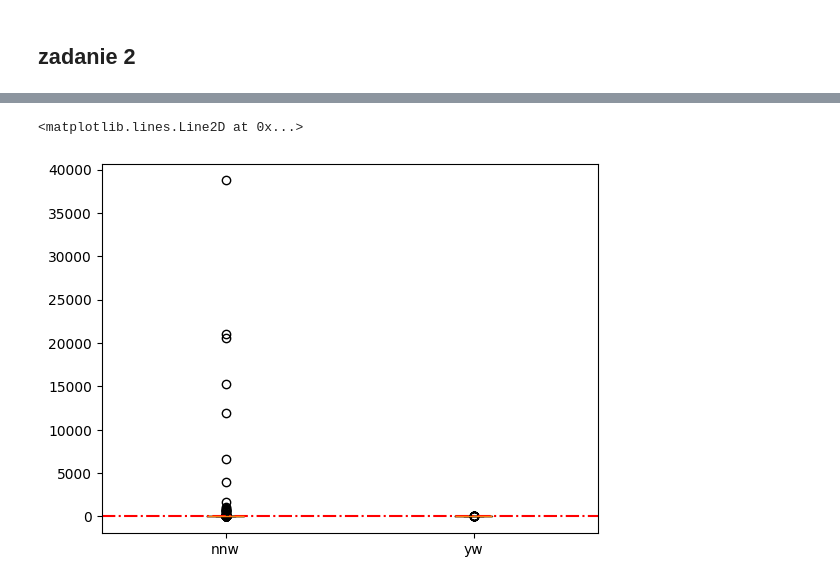
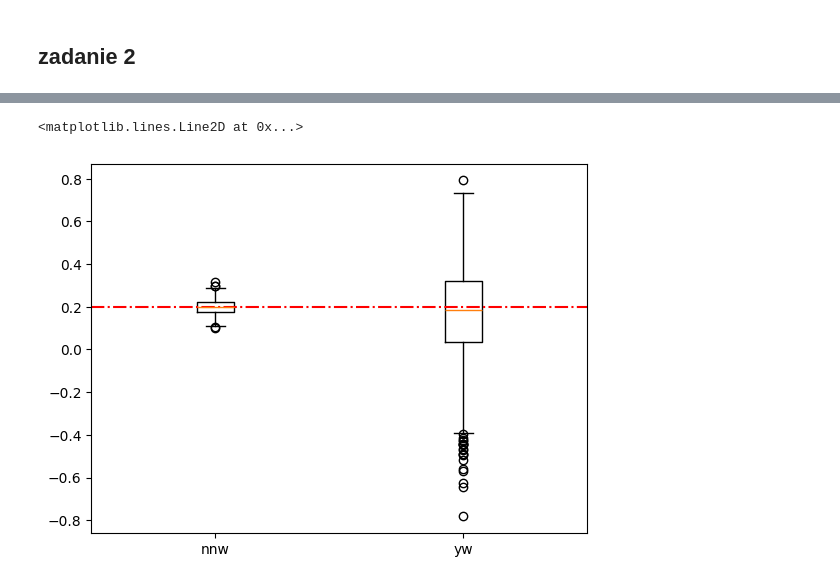
Before and after one commit to MariaNowacka/kaszcz, a Jupyter notebook: lista7_kaszcz.ipynb, the cells around one changed output, grey strips where cells are left out. Drawn from its saved outputs; the diff is of its cells as text; code cells hidden in the pictures.

```diff
--- a/lista7_kaszcz.ipynb
+++ b/lista7_kaszcz.ipynb
@@ -43,12 +37,17 @@ sigma = 1
 n = 1000
 X = ar2(n, phi, sigma)
 # %%
-def gamma1(X, gamma):
+def phi1_hat(X, gamma):
     return (gamma(X, 0)*gamma(X, 1) - gamma(X, 1)*gamma(X,2)) / (gamma(X,0)**2 - gamma(X,1)**2)
+def phi2_hat(X, gamma):
+    return (gamma(X, 0)*gamma(X, 2) - gamma(X, 1)**2) / (gamma(X,0)**2 - gamma(X,1)**2)
 # %%
-estymatory = []
+phi_1 = []
+phi_2 = []
 for i in range(1000):
     X = ar2(n, phi, sigma)
-    est = gamma1(X, sampleACVF)
-    estymatory.append(est)
+    est = phi1_hat(X, sampleACVF)
+    ast = phi2_hat(X, sampleACVF)
+    phi_1.append(est)
+    phi_2.append(ast)
 # %%
@@ -62,15 +76,22 @@ plt.axhline(phi[0], color = 'red', ls='-.')
+# %%
+def phi_nnw(X):
+    return (sum(X[1:]*X[:-1]))/sum((X[:-1])**2)
+
+def phi_yw(X, gamma):
+    return (gamma(X, 0) - 1) / gamma(X, 1)
 # %%
 nnw = []
 yw = []
+pho = 0.2
 for i in range(1000):
-    X = gen_xt(n, phi, sigma)
+    X = gen_xt(n, pho, sigma)
     est1 = phi_yw(X, sampleACVF)
     est2 = phi_nnw(X)
     yw.append(est1)
     nnw.append(est2)
 # %%
 plt.boxplot([nnw, yw], labels = ['nnw', 'yw'])
-plt.axhline(phi, color = 'red', ls='-.')
+plt.axhline(pho, color = 'red', ls='-.')
 # %% [output]
 <matplotlib.lines.Line2D at 0x...>
-[figure, old version]
+[figure, new version]
```
Also changed, not shown: parts of 7 cells of this notebook.
